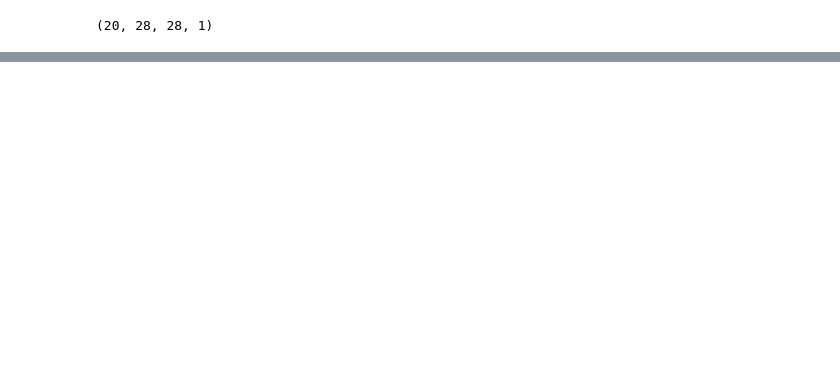
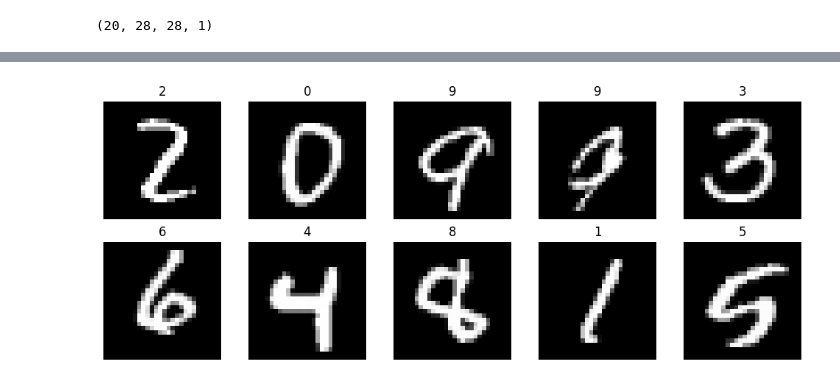
Before and after one commit to thelmn/quantfin_examples, a Jupyter notebook: flow-diffusion/training-flow-score-matching.ipynb, the cells around one changed output, grey strips where cells are left out. Saved outputs shown, nothing was run; the diff lists cells and outputs as text; code cells hidden in the pictures; blank space fills up the shorter version.

```diff
--- a/flow-diffusion/training-flow-score-matching.ipynb
+++ b/flow-diffusion/training-flow-score-matching.ipynb
@@ -375,5 +399,5 @@ class UNetVFPosEmbed(UNet):
 # %%
-model = UNetVFPosEmbed(in_feats=1, out_feats=1, blocks_n_feats=[16, 32], k=3, rngs=nnx.Rngs(0))
+model = UNetResNet_t(in_feats=1, out_feats=1, blocks_n_feats=[16, 32, 64], k=3, time_embedding_dim=64, rngs=nnx.Rngs(0))
 nnx.display(model)
 # %% [output]
 [interactive output not drawn]
@@ -545,0 +726,11 @@ plt.show()
+# %%
+n_cols = int(np.ceil(np.sqrt(n_samples)))
+n_rows = int(np.ceil(n_samples / n_cols))
+fig, axs = plt.subplots(n_rows, n_cols, figsize=(n_cols*2, n_rows*2))
+for i, ax in enumerate(axs.flat):
+  if i < n_samples:
+    ax.imshow(samples[i].squeeze(), cmap='gray')
+    ax.axis('off')
+
+plt.tight_layout()
+plt.show()
@@ -545,0 +752,32 @@ plt.show()
+# %%
+tf.random.set_seed(42)
+
+train_epochs = 40
+epoch_steps = 100
+batch_size = 128
+
+train_ds = tfds.load('mnist', split='train', as_supervised=True)
+test_ds = tfds.load('mnist', split='test', as_supervised=True)
+
+train_ds = train_ds.map(lambda x, y: (tf.cast(x, tf.float32) / 255.0, tf.cast(y, tf.int32)))
+test_ds = test_ds.map(lambda x, y: (tf.cast(x, tf.float32) / 255.0, tf.cast(y, tf.int32)))
+
+train_Xy_ds = (train_ds.repeat().shuffle(8192)
+              .batch(batch_size)
+              .take(train_epochs * epoch_steps)
+              .prefetch(tf.data.experimental.AUTOTUNE))
+test_Xy_ds = (test_ds.batch(batch_size).prefetch(tf.data.experimental.AUTOTUNE))
+# %%
+# display some images and labels
+import matplotlib.pyplot as plt
+
+fig, axs = plt.subplots(2, 5, figsize=(10, 4))
+batch = next(iter(train_Xy_ds))
+for i, ax in enumerate(axs.flat):
+    x, y = batch[0][i], batch[1][i]
+    ax.imshow(x.numpy().squeeze(), cmap='gray')
+    ax.set_title(y.numpy())
+    ax.axis('off')
+plt.tight_layout()
+plt.show()
+# %% [output]
@@ -545,0 +785 @@ plt.show()
+[figure, added]
```
Also changed, not shown: parts of 37 cells of this notebook.
